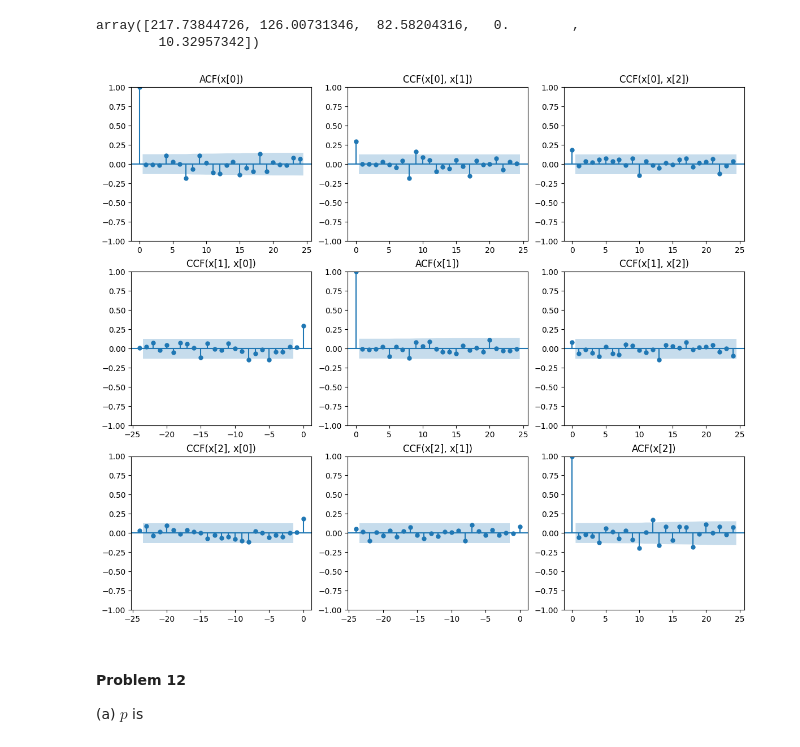
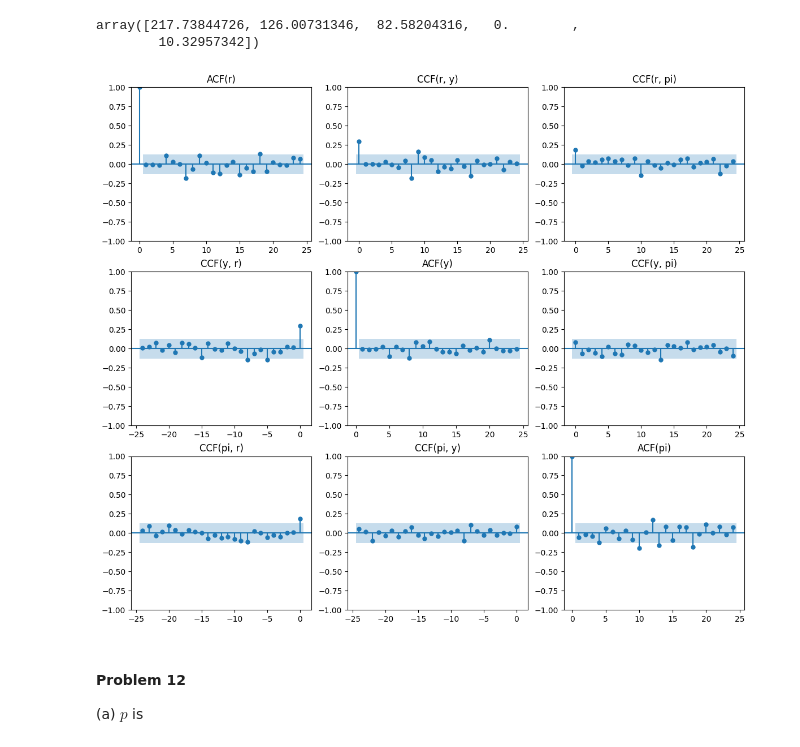
Before and after one commit to aglebov/sdafe, a Jupyter notebook: ch13/Lab.ipynb, the cells around one changed output. Cells and saved outputs as stored; diff of their text form; code cells hidden in the pictures.

```diff
--- a/ch13/Lab.ipynb
+++ b/ch13/Lab.ipynb
@@ -505,9 +505,9 @@ resid = fit['resid']
 resid = resid[~np.any(np.isnan(resid), axis=1)]
 # %%
 fig = plt.figure(figsize=(14, 12))
-plot_accf(resid, fig=fig);
+plot_accf_grid(resid, fig=fig, varnames=['r', 'y', 'pi']);
 # %% [output]
-[figure, old version]
+[figure, new version]
 # %% [markdown]
 #### Problem 12
 
```
Also changed, not shown: parts of 13 cells of this notebook, 2 other files.
